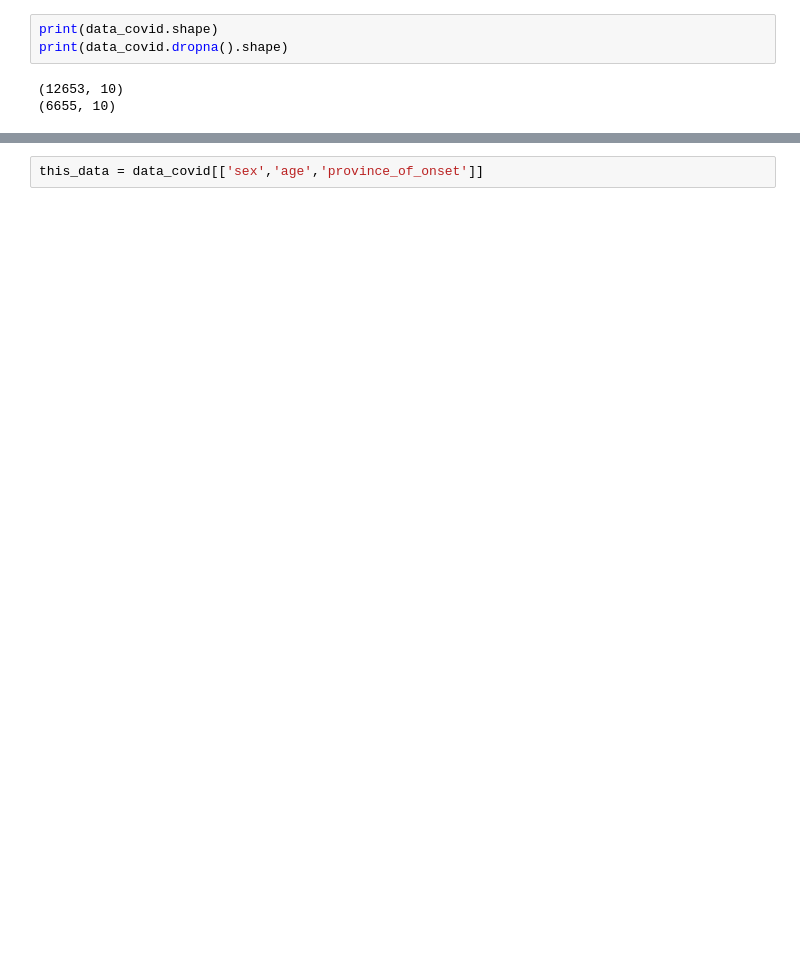
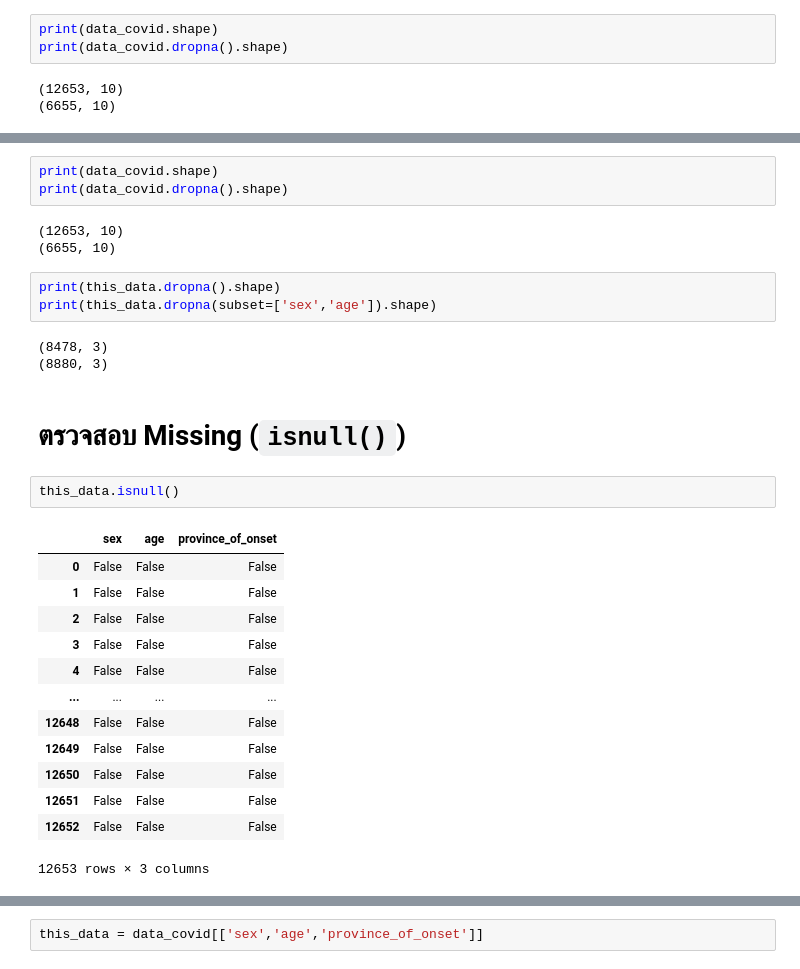
Before and after one commit to Supathatkh/data_viz_2022, a Jupyter notebook: Pandas10.ipynb, the cells around one changed output, grey strips where cells are left out. Saved outputs shown, nothing was run; the diff lists cells and outputs as text; blank space fills up the shorter version.

````diff
--- a/Pandas10.ipynb
+++ b/Pandas10.ipynb
@@ -471,0 +538,30 @@ this_data.dropna().shape
+# %%
+print(data_covid.shape)
+print(data_covid.dropna().shape)
+# %% [output]
+(12653, 10)
+(6655, 10)
+# %%
+print(this_data.dropna().shape)
+print(this_data.dropna(subset=['sex','age']).shape)
+# %% [output]
+(8478, 3)
+(8880, 3)
+# %% [markdown]
+# ตรวจสอบ Missing (```isnull()```)
+# %%
+this_data.isnull()
+# %% [output]
+|  | sex | age | province_of_onset |
+| 0 | False | False | False |
+| 1 | False | False | False |
+| 2 | False | False | False |
+| 3 | False | False | False |
+| 4 | False | False | False |
+| ... | ... | ... | ... |
+| 12648 | False | False | False |
+| 12649 | False | False | False |
+| 12650 | False | False | False |
+| 12651 | False | False | False |
+| 12652 | False | False | False |
+12653 rows × 3 columns
````
Also changed, not shown: parts of 62 cells of this notebook.
